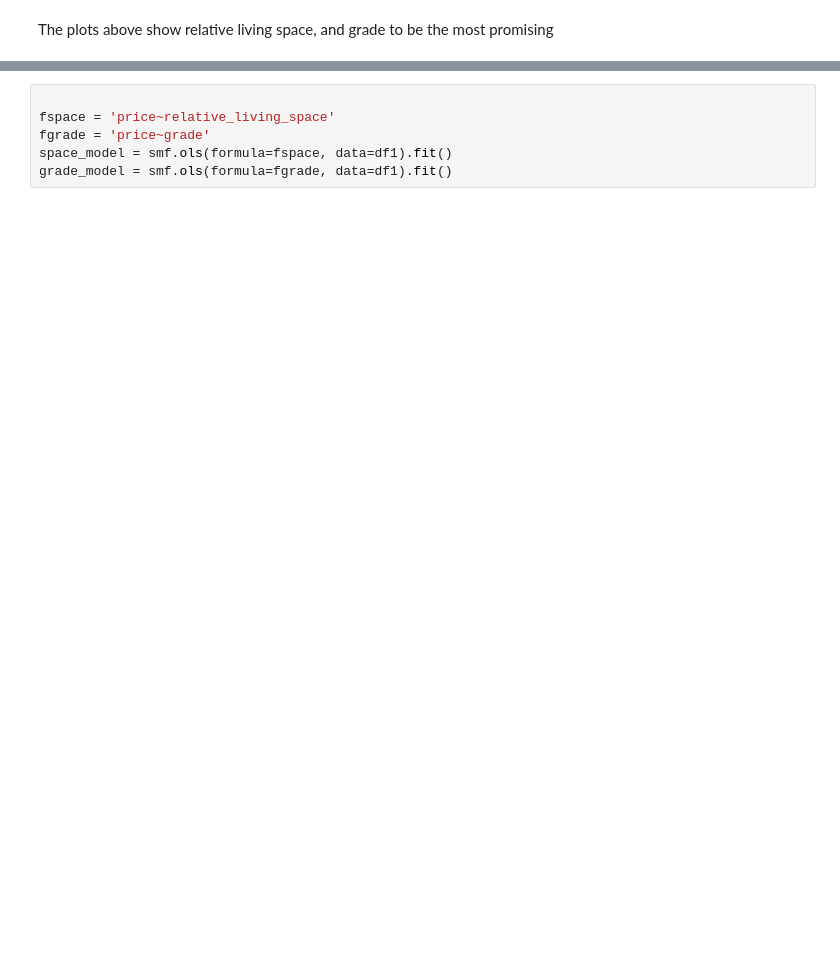
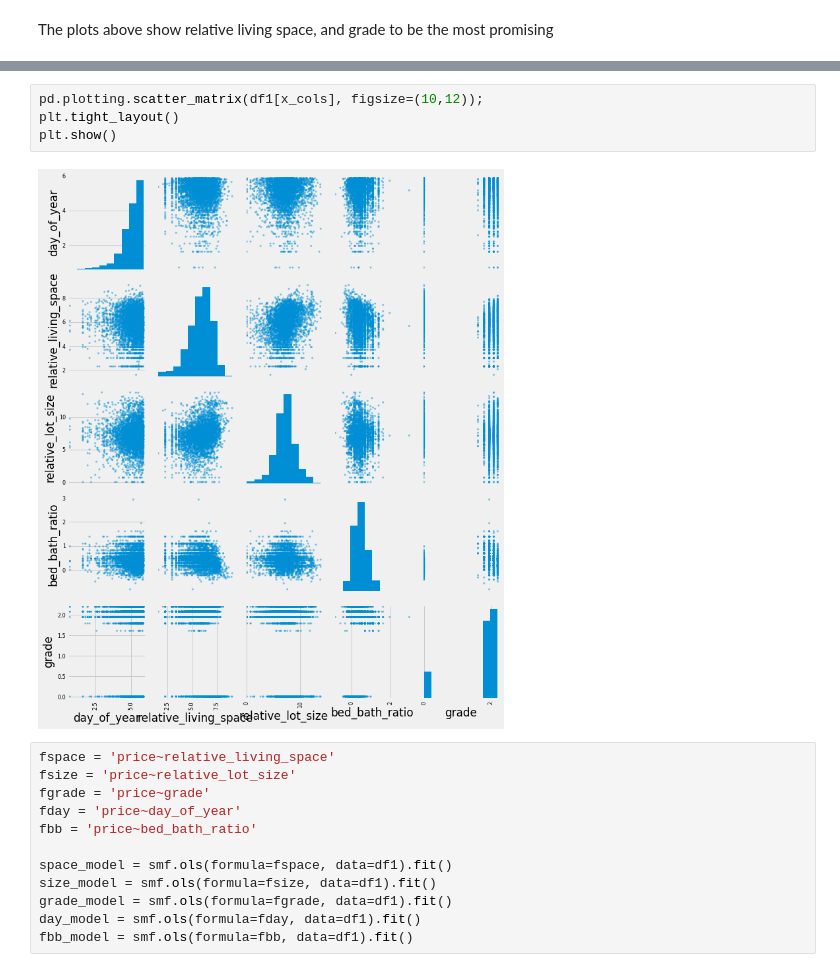
Before and after one commit to Zeth-Abney/Flatiron-school, a Jupyter notebook: phase-2/PROJECT/EDA-two.ipynb, the cells around one changed output, grey strips where cells are left out. Drawn from its saved outputs; the diff is of its cells as text; blank space fills up the shorter version.

```diff
--- a/phase-2/PROJECT/EDA-two.ipynb
+++ b/phase-2/PROJECT/EDA-two.ipynb
@@ -65,9 +106,21 @@ The plots above show relative living space, and grade to be the most promising
+# %%
+pd.plotting.scatter_matrix(df1[x_cols], figsize=(10,12));
+plt.tight_layout()
+plt.show()
+# %% [output]
+[figure, added]
 # %%
+fspace = 'price~relative_living_space'
+fsize = 'price~relative_lot_size'
+fgrade = 'price~grade'
+fday = 'price~day_of_year'
+fbb = 'price~bed_bath_ratio'
 
-fspace = 'price~relative_living_space'
-fgrade = 'price~grade'
 space_model = smf.ols(formula=fspace, data=df1).fit()
+size_model = smf.ols(formula=fsize, data=df1).fit()
 grade_model = smf.ols(formula=fgrade, data=df1).fit()
+day_model = smf.ols(formula=fday, data=df1).fit()
+fbb_model = smf.ols(formula=fbb, data=df1).fit()
 # %%
 print(space_model.pvalues)
 space_model.summary()
```
Also changed, not shown: parts of 26 cells of this notebook.
